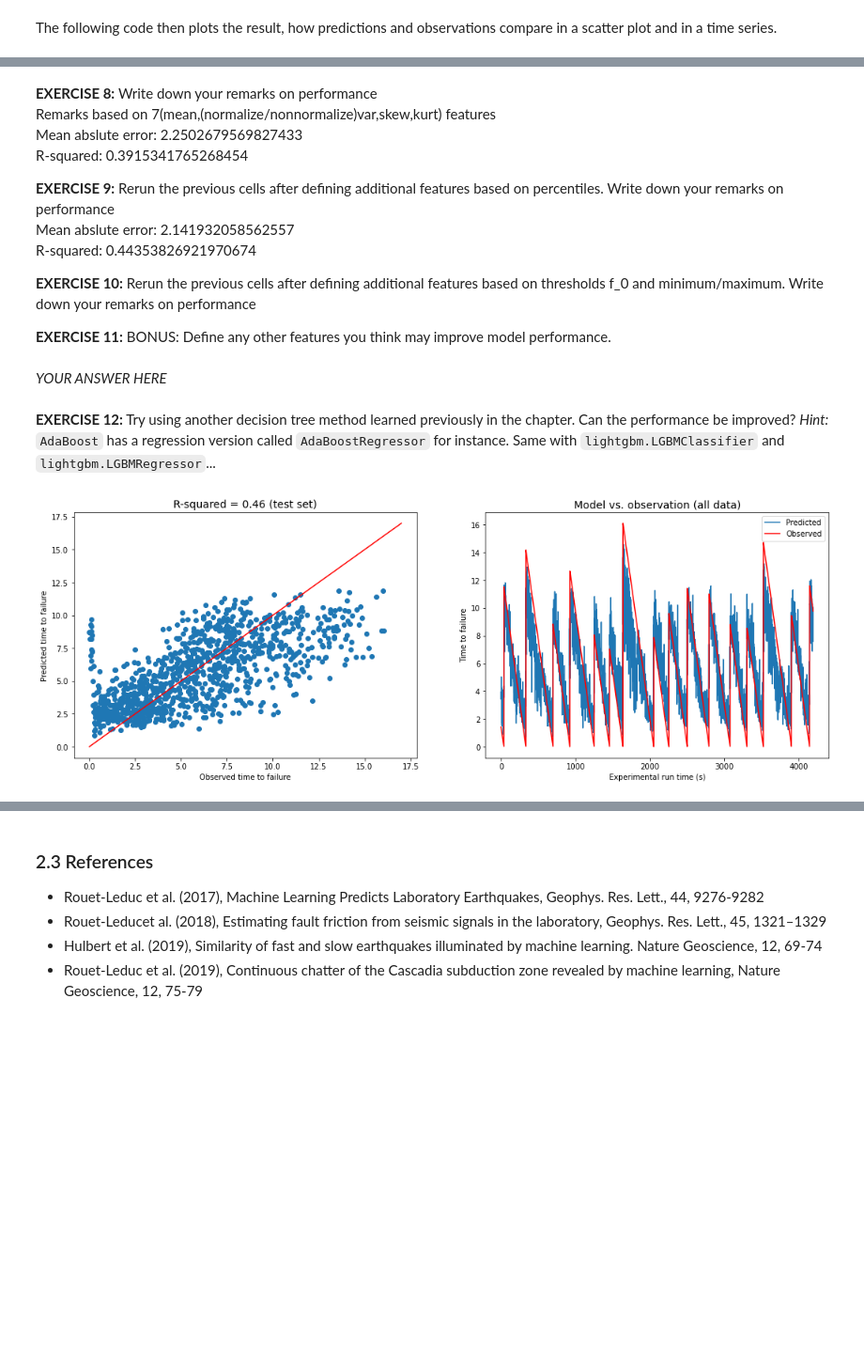
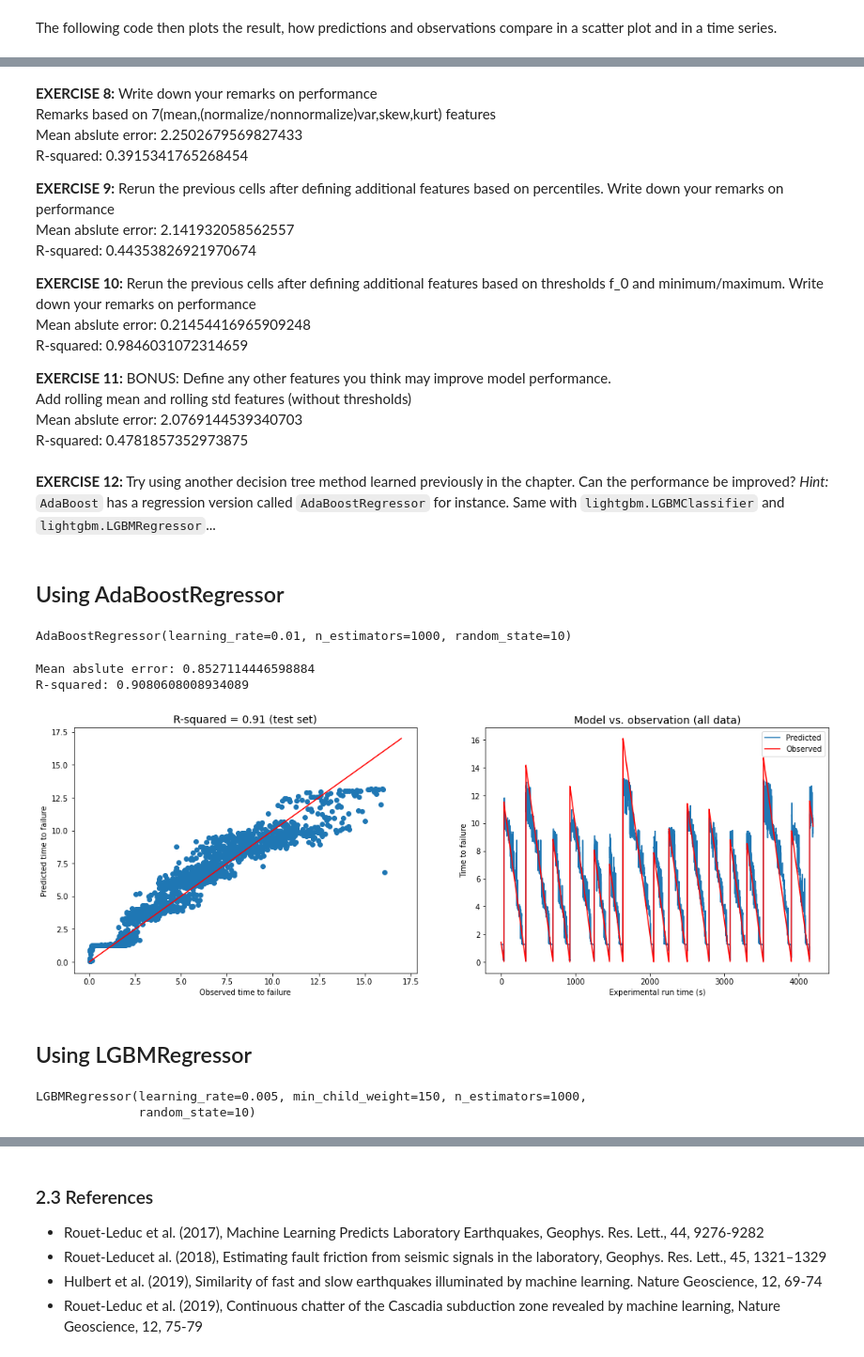
Before and after one commit to ShijingLiang/2021-MLGeo-Github, a Jupyter notebook: Chap3/chap3d.ipynb, the cells around one changed output, grey strips where cells are left out. Shown at 94% size. Cells and saved outputs as stored; diff of their text form; code cells hidden in the pictures; blank space fills up the shorter version.

```diff
--- a/Chap3/chap3d.ipynb
+++ b/Chap3/chap3d.ipynb
@@ -296,9 +327,9 @@ X_train.shape,X_test.shape
 # %%
 model_RF = RandomForestRegressor(n_estimators = 1000,     # number of trees in the forest
-                                 criterion = 'mse',           # quality of split measure
-                                 max_features = .4,
-                                min_samples_split=30,
-                                min_samples_leaf=30)     # nb. of features to consider for best split
+                                 criterion = 'squared_error',           # quality of split measure
+                                 max_features = .4,)
+                                #min_samples_split=30,
+                                #min_samples_leaf=30)     # nb. of features to consider for best split
 # %%
 model_RF.fit(X_train,y_train.squeeze())
 # %% [output]
@@ -399,9 +402,14 @@ Mean abslute error: 2.141932058562557
 R-squared: 0.44353826921970674
 
 **EXERCISE 10:** Rerun the previous cells after defining additional features based on thresholds f_0 and minimum/maximum. Write down your remarks on performance
+Mean abslute error: 0.21454416965909248
+R-squared: 0.9846031072314659
 
 **EXERCISE 11:** BONUS: Define any other features you think may improve model performance.
+Add rolling mean and rolling std features (without thresholds)
+Mean abslute error: 2.0769144539340703
+R-squared: 0.4781857352973875
-# %% [markdown]
-_YOUR ANSWER HERE_
 # %% [markdown]
 **EXERCISE 12:** Try using another decision tree method learned previously in the chapter. Can the performance be improved? _Hint:_ `AdaBoost` has a regression version called `AdaBoostRegressor` for instance. Same with `lightgbm.LGBMClassifier` and `lightgbm.LGBMRegressor`...
+# %% [markdown]
+## Using AdaBoostRegressor
@@ -408,19 +418,35 @@ _YOUR ANSWER HERE_
+# %%
+model_Ada=AdaBoostRegressor(n_estimators=1000,learning_rate=0.01,random_state=10)
+# %%
+model_Ada.fit(X_train,y_train.squeeze())
+# %% [output]
+AdaBoostRegressor(learning_rate=0.01, n_estimators=1000, random_state=10)
+# %%
+y_pred=model_Ada.predict(X_test)
+R2=r2_score(y_test,y_pred)
+print('Mean abslute error:',mean_absolute_error(y_test,y_pred))
+print('R-squared:',R2)
+# %% [output]
+Mean abslute error: 0.8527114446598884
+R-squared: 0.9080608008934089
 # %%
 # not shuffled
-#y_timeseries_pred = ?
+y_timeseries_pred = model_Ada.predict(X)
 
 fig, ax = plt.subplots(1, 2, figsize=(18, 6))
 ax[0].scatter(y_test, y_pred)
 ax[0].plot([0,17], [0,17], 'r')
 ax[0].set_xlabel('Observed time to failure')
 ax[0].set_ylabel('Predicted time to failure')
 ax[0].set_title('R-squared = {:.2f} (test set)'.format(R2), size = 14)
 
 ax[1].plot(y_timeseries_pred, label = 'Predicted')
 ax[1].plot(y, 'r', label = 'Observed')
 ax[1].set_xlabel('Experimental run time (s)')
 ax[1].set_ylabel('Time to failure')
 ax[1].legend()
 ax[1].set_title('Model vs. observation (all data)', size = 14);
 # %% [output]
-[figure, old version]
+[figure, new version]
+# %% [markdown]
+## Using LGBMRegressor
@@ -426,0 +457,5 @@ ax[1].set_title('Model vs. observation (all data)', size = 14);
+# %%
+model_lgb.fit(X_train.values,y_train.values.squeeze())
+# %% [output]
+LGBMRegressor(learning_rate=0.005, min_child_weight=150, n_estimators=1000,
+              random_state=10)
```
Also changed, not shown: parts of 26 cells of this notebook, 7 other files.
